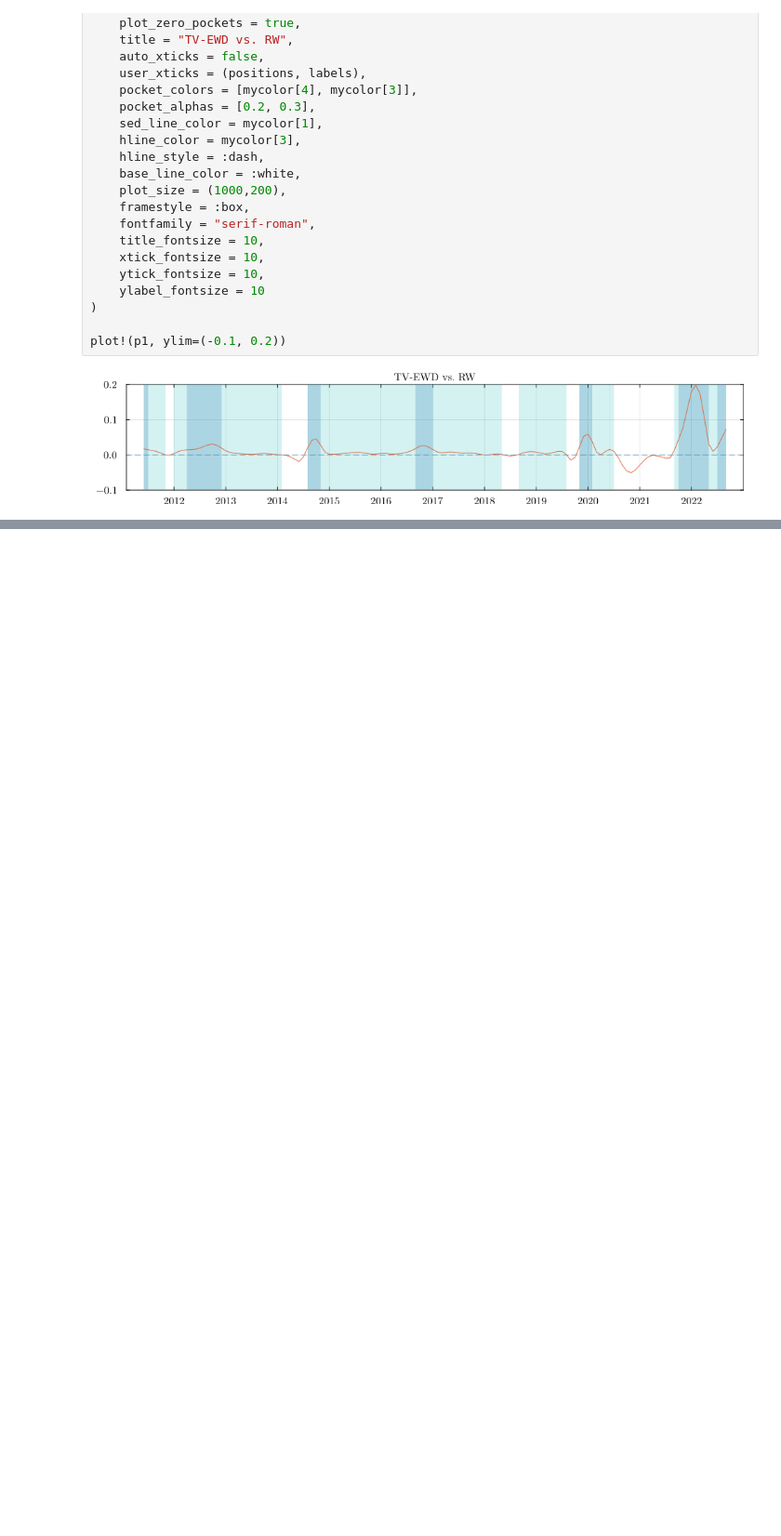
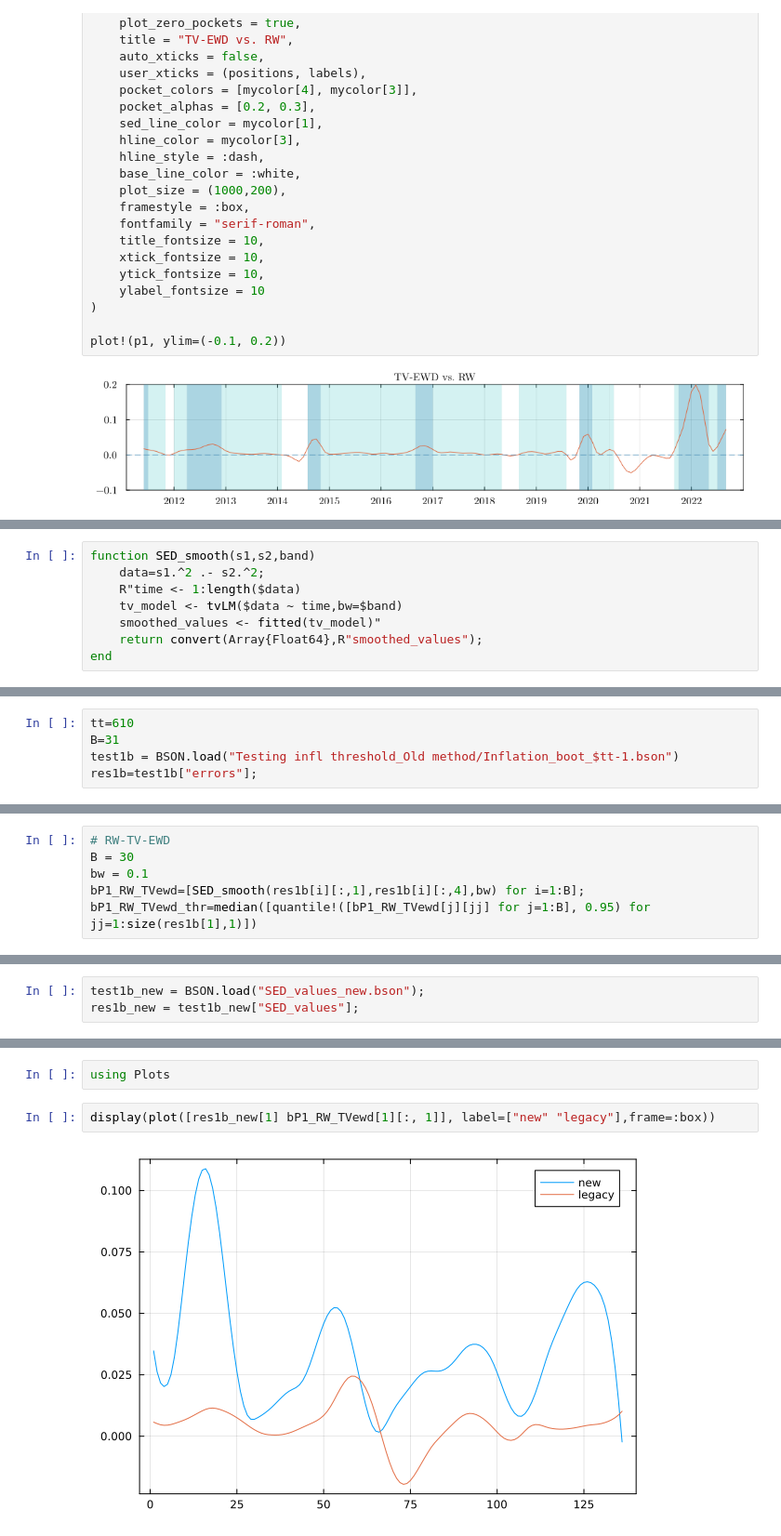
Before and after one commit to barunik/tvPersistence.jl, a Jupyter notebook: inflation_pockets_replication_testing.ipynb, the cells around one changed output, grey strips where cells are left out. Shown at 93% size. Cells and saved outputs as stored; diff of their text form; blank space fills up the shorter version.

```diff
--- a/inflation_pockets_replication_testing.ipynb
+++ b/inflation_pockets_replication_testing.ipynb
@@ -261,0 +289,8 @@ plot!(p1, ylim=(-0.1, 0.2))
+# %%
+function SED_smooth(s1,s2,band)
+    data=s1.^2 .- s2.^2;
+    R"time <- 1:length($data)
+    tv_model <- tvLM($data ~ time,bw=$band)
+    smoothed_values <- fitted(tv_model)"
+    return convert(Array{Float64},R"smoothed_values");
+end
@@ -261,0 +299,5 @@ plot!(p1, ylim=(-0.1, 0.2))
+# %%
+tt=610
+B=31
+test1b = BSON.load("Testing infl threshold_Old method/Inflation_boot_$tt-1.bson")
+res1b=test1b["errors"];
@@ -261,0 +307,6 @@ plot!(p1, ylim=(-0.1, 0.2))
+# %%
+# RW-TV-EWD
+B = 30
+bw = 0.1
+bP1_RW_TVewd=[SED_smooth(res1b[i][:,1],res1b[i][:,4],bw) for i=1:B];
+bP1_RW_TVewd_thr=median([quantile!([bP1_RW_TVewd[j][jj] for j=1:B], 0.95) for jj=1:size(res1b[1],1)])
@@ -261,0 +348,3 @@ plot!(p1, ylim=(-0.1, 0.2))
+# %%
+test1b_new = BSON.load("SED_values_new.bson");
+res1b_new = test1b_new["SED_values"];
@@ -261,0 +391,6 @@ plot!(p1, ylim=(-0.1, 0.2))
+# %%
+using Plots
+# %%
+display(plot([res1b_new[1] bP1_RW_TVewd[1][:, 1]], label=["new" "legacy"],frame=:box))
+# %% [output]
+[figure, added]
```
Also changed, not shown: parts of 21 cells of this notebook, 4 other files.
